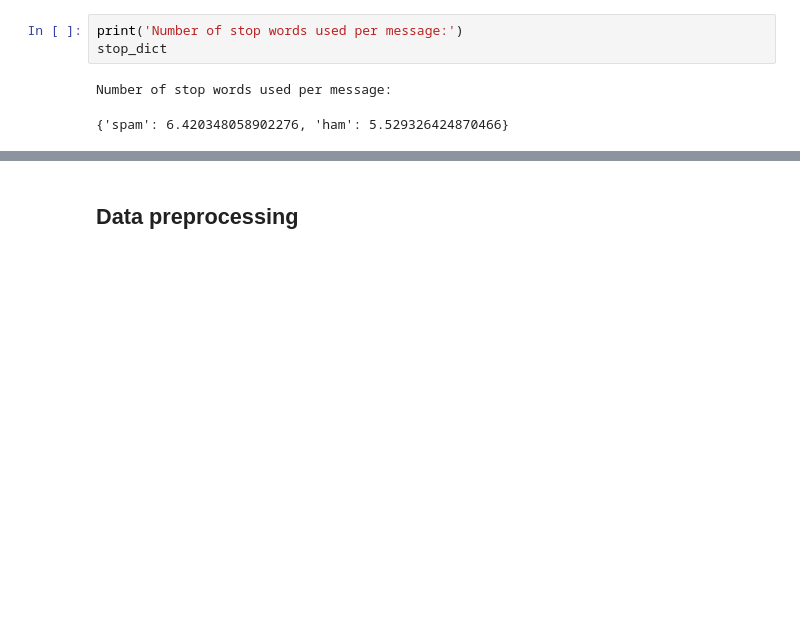
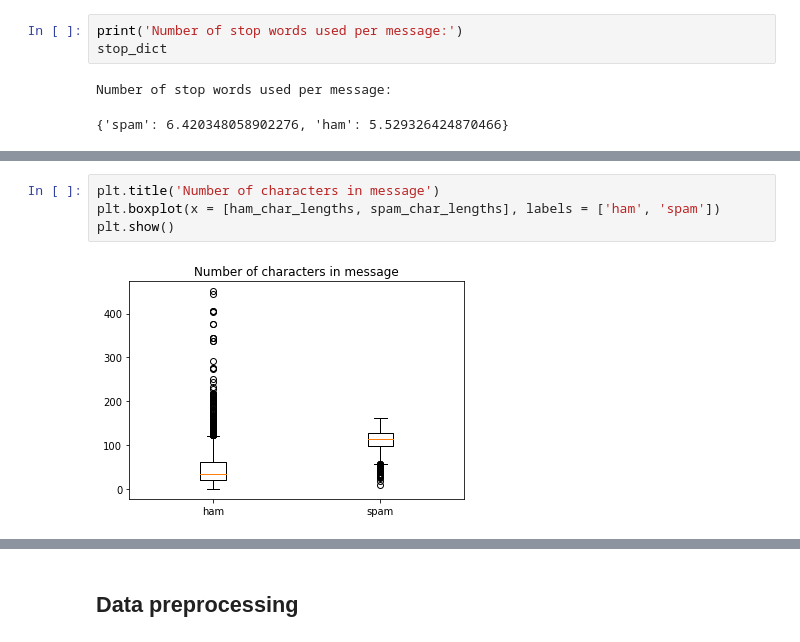
Before and after one commit to bengruher/SMS-Spam-Detection, a Jupyter notebook: sms-spam-detection.ipynb, the cells around one changed output, grey strips where cells are left out. Drawn from its saved outputs; the diff is of its cells as text; blank space fills up the shorter version.

```diff
--- a/sms-spam-detection.ipynb
+++ b/sms-spam-detection.ipynb
@@ -413,0 +451,6 @@ While spam messages tend to use a slightly higher number of stop words, these va
+# %%
+plt.title('Number of characters in message')
+plt.boxplot(x = [ham_char_lengths, spam_char_lengths], labels = ['ham', 'spam'])
+plt.show()
+# %% [output]
+[figure, added]
```
Also changed, not shown: parts of 51 cells of this notebook, 1 other file.
